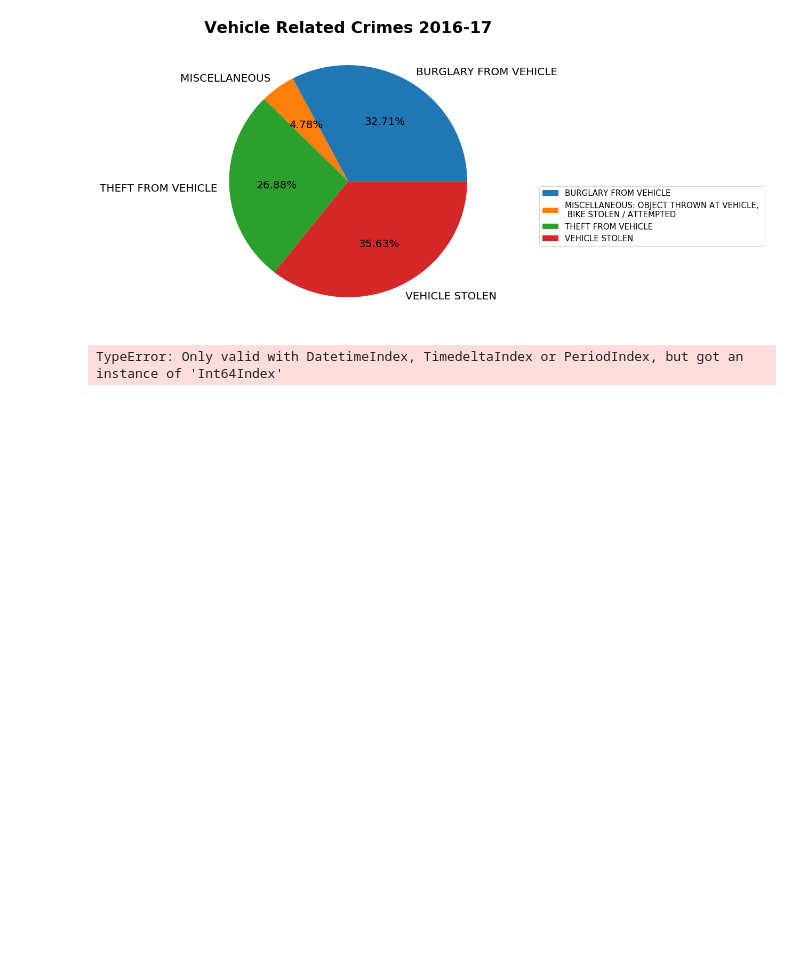
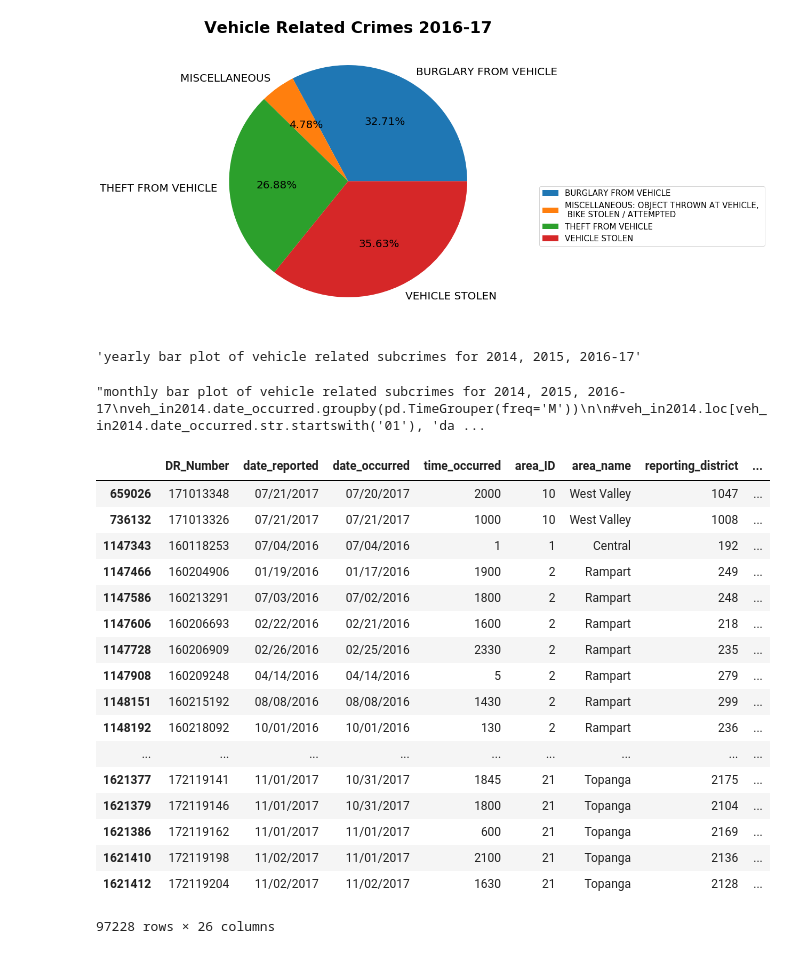
Before and after one commit to valegonzalez/ECE180_FinalProject, a Jupyter notebook: vehicleRelatedCrimes.ipynb, the cells around one changed output. Cells and saved outputs as stored; diff of their text form; code cells hidden in the pictures; blank space fills up the shorter version.

```diff
--- a/vehicleRelatedCrimes.ipynb
+++ b/vehicleRelatedCrimes.ipynb
@@ -188,14 +188,16 @@ plt.show()
 # %%
 #***************** IN PROGRESS *********************
 '''yearly bar plot of vehicle related subcrimes for 2014, 2015, 2016-17'''
-subcrimes_in2016_17 = vehicle_crime.groupby(['crime_code_description', )
-summ_in2016_17 = subcrimes_in2016_17.size()
-df.plot.bar(stacked=False)
-plt.show()
+#subcrimes_in2016_17 = vehicle_crime.groupby(['crime_code_description', )
+#summ_in2016_17 = subcrimes_in2016_17.size()
+#df.plot.bar(stacked=False)
+#plt.show()
+# %% [output]
+'yearly bar plot of vehicle related subcrimes for 2014, 2015, 2016-17'
 # %%
 #***************** IN PROGRESS *********************
 
-'''monthly bar plot of vehicle related subcrimes for 2014, 2015, 2016-17'''
+'''monthly bar plot of vehicle related subcrimes for 2014, 2015, 2016-17
 veh_in2014.date_occurred.groupby(pd.TimeGrouper(freq='M'))
 
 #veh_in2014.loc[veh_in2014.date_occurred.str.startswith('01'), 'date_occurred'] = '1'
@@ -204,6 +206,6 @@ month_subcrimes_in2014 = veh_in2014.groupby(['crime_code_description', 'date_occ
 month_summ_in2014 = month_subcrimes_in2014.size()
 print('monthly vehicle related subcrimes for 2014')
 print(month_summ_in2014)
-print('\n')
+print('\n')'''
 # %% [output]
-TypeError: Only valid with DatetimeIndex, TimedeltaIndex or PeriodIndex, but got an instance of 'Int64Index'
+"monthly bar plot of vehicle related subcrimes for 2014, 2015, 2016-17\nveh_in2014.date_occurred.groupby(pd.TimeGrouper(freq='M'))\n\n#veh_in2014.loc[veh_in2014.date_occurred.str.startswith('01'), 'da ...
@@ -209,0 +219,21 @@ TypeError: Only valid with DatetimeIndex, TimedeltaIndex or PeriodIndex, but got
+# %%
+veh_in2016_17
+# %% [output]
+|  | DR_Number | date_reported | date_occurred | time_occurred | area_ID | area_name | reporting_district | ... |
+| 659026 | 171013348 | 07/21/2017 | 07/20/2017 | 2000 | 10 | West Valley | 1047 | ... |
+| 736132 | 171013326 | 07/21/2017 | 07/21/2017 | 1000 | 10 | West Valley | 1008 | ... |
+| 1147343 | 160118253 | 07/04/2016 | 07/04/2016 | 1 | 1 | Central | 192 | ... |
+| 1147466 | 160204906 | 01/19/2016 | 01/17/2016 | 1900 | 2 | Rampart | 249 | ... |
+| 1147586 | 160213291 | 07/03/2016 | 07/02/2016 | 1800 | 2 | Rampart | 248 | ... |
+| 1147606 | 160206693 | 02/22/2016 | 02/21/2016 | 1600 | 2 | Rampart | 218 | ... |
+| 1147728 | 160206909 | 02/26/2016 | 02/25/2016 | 2330 | 2 | Rampart | 235 | ... |
+| 1147908 | 160209248 | 04/14/2016 | 04/14/2016 | 5 | 2 | Rampart | 279 | ... |
+| 1148151 | 160215192 | 08/08/2016 | 08/08/2016 | 1430 | 2 | Rampart | 299 | ... |
+| 1148192 | 160218092 | 10/01/2016 | 10/01/2016 | 130 | 2 | Rampart | 236 | ... |
+| ... | ... | ... | ... | ... | ... | ... | ... | ... |
+| 1621377 | 172119141 | 11/01/2017 | 10/31/2017 | 1845 | 21 | Topanga | 2175 | ... |
+| 1621379 | 172119146 | 11/01/2017 | 10/31/2017 | 1800 | 21 | Topanga | 2104 | ... |
+| 1621386 | 172119162 | 11/01/2017 | 11/01/2017 | 600 | 21 | Topanga | 2169 | ... |
+| 1621410 | 172119198 | 11/02/2017 | 11/01/2017 | 2100 | 21 | Topanga | 2136 | ... |
+| 1621412 | 172119204 | 11/02/2017 | 11/02/2017 | 1630 | 21 | Topanga | 2128 | ... |
+97228 rows × 26 columns
```
Also changed, not shown: parts of 4 cells of this notebook.
